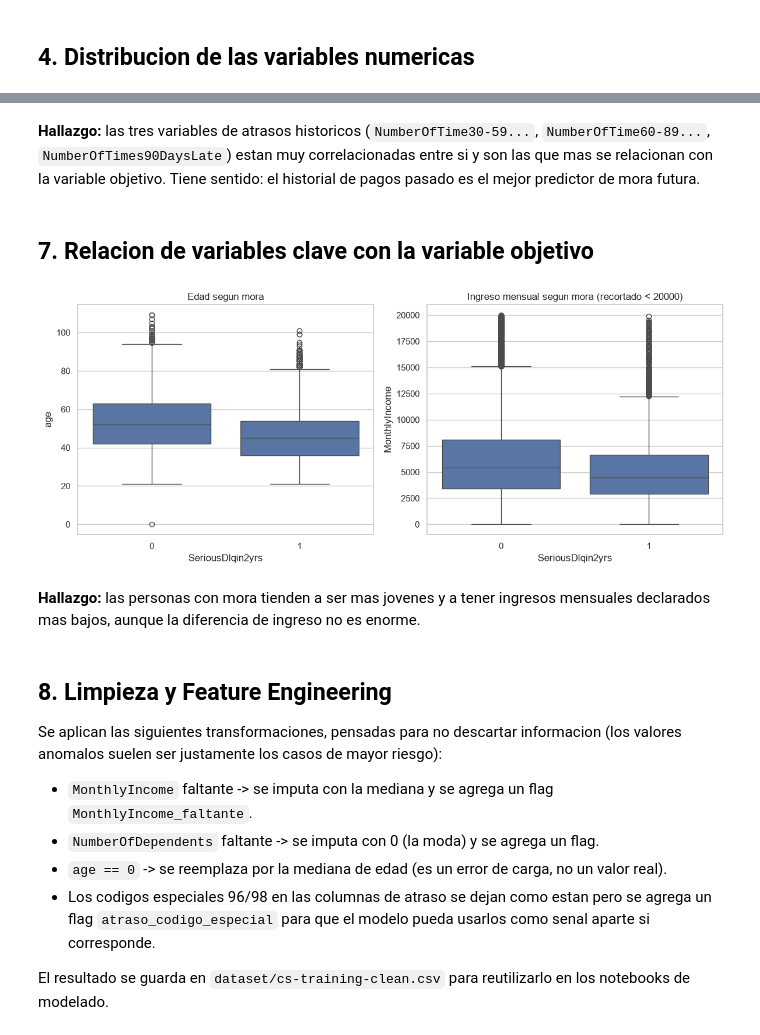
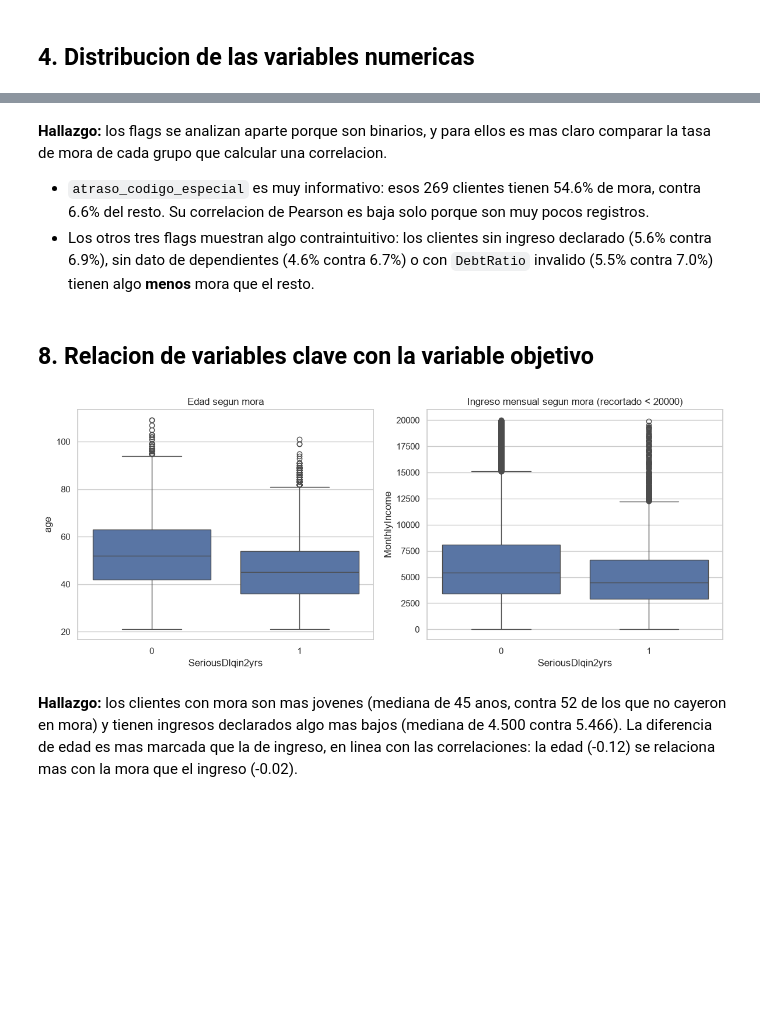
Before and after one commit to EmiiFernandez/data_science_ypf_proyecto, a Jupyter notebook: notebooks/01_analisis_exploratorio.ipynb, the cells around one changed output, grey strips where cells are left out. Cells and saved outputs as stored; diff of their text form; code cells hidden in the pictures; blank space fills up the shorter version.

Commit message:
actualizacion notebook 01

```diff
--- a/notebooks/01_analisis_exploratorio.ipynb
+++ b/notebooks/01_analisis_exploratorio.ipynb
@@ -158,0 +229,31 @@ plt.show()
+# %%
+df_clean = df.copy()
+
+# 1. Flags de faltante (no aprenden nada de los datos)
+df_clean["MonthlyIncome_faltante"] = df_clean["MonthlyIncome"].isnull().astype(int)
+df_clean["NumberOfDependents_faltante"] = df_clean["NumberOfDependents"].isnull().astype(int)
+
+# 2. age == 0 es un error de carga: se marca como faltante
+df_clean.loc[df_clean["age"] == 0, "age"] = np.nan
+
+# 3. Codigos 96/98 en las columnas de atraso: primero el flag, despues NaN
+columnas_atraso = ["NumberOfTime30-59DaysPastDueNotWorse",
+                   "NumberOfTime60-89DaysPastDueNotWorse",
+                   "NumberOfTimes90DaysLate"]
+df_clean["atraso_codigo_especial"] = (df_clean[columnas_atraso] >= 96).any(axis=1).astype(int)
+df_clean[columnas_atraso] = df_clean[columnas_atraso].mask(df_clean[columnas_atraso] >= 96)
+
+# 4. RevolvingUtilization (saldo / limite): valores > 10 son errores de carga
+col_rev = "RevolvingUtilizationOfUnsecuredLines"
+df_clean.loc[df_clean[col_rev] > 10, col_rev] = np.nan
+
+# 5. DebtRatio (pagos de deuda / ingreso): solo es un cociente si hay ingreso real
+sin_ingreso_real = df["MonthlyIncome"].isna() | (df["MonthlyIncome"] <= 1)
+df_clean["DebtRatio_invalido"] = sin_ingreso_real.astype(int)
+df_clean.loc[sin_ingreso_real, "DebtRatio"] = np.nan
+#    con ingreso real, valores > 5 no son sostenibles (criterio de negocio)
+df_clean.loc[df_clean["DebtRatio"] > 5, "DebtRatio"] = np.nan
+
+print(df_clean.isnull().sum()[lambda s: s > 0], "\n")
+df_clean.to_csv("../dataset/cs-training-clean.csv", index=False)
+df_clean.describe().round(2)
@@ -168,27 +325,19 @@ plt.show()
 # %% [markdown]
-**Hallazgo:** las tres variables de atrasos historicos (`NumberOfTime30-59...`, `NumberOfTime60-89...`, `NumberOfTimes90DaysLate`) estan muy correlacionadas entre si y son las que mas se relacionan con la variable objetivo. Tiene sentido: el historial de pagos pasado es el mejor predictor de mora futura.
+**Hallazgo:** los flags se analizan aparte porque son binarios, y para ellos es mas claro comparar la tasa de mora de cada grupo que calcular una correlacion.
+
+- `atraso_codigo_especial` es muy informativo: esos 269 clientes tienen 54.6% de mora, contra 6.6% del resto. Su correlacion de Pearson es baja solo porque son muy pocos registros.
+- Los otros tres flags muestran algo contraintuitivo: los clientes sin ingreso declarado (5.6% contra 6.9%), sin dato de dependientes (4.6% contra 6.7%) o con `DebtRatio` invalido (5.5% contra 7.0%) tienen algo **menos** mora que el resto.
-# %% [markdown]
-## 7. Relacion de variables clave con la variable objetivo
+# %% [markdown]
+## 8. Relacion de variables clave con la variable objetivo
 # %%
 fig, axes = plt.subplots(1, 2, figsize=(12, 5))
-sns.boxplot(x="SeriousDlqin2yrs", y="age", data=df, ax=axes[0])
+sns.boxplot(x="SeriousDlqin2yrs", y="age", data=df_clean, ax=axes[0])
 axes[0].set_title("Edad segun mora")
-sns.boxplot(x="SeriousDlqin2yrs", y="MonthlyIncome", data=df[df["MonthlyIncome"] < 20000], ax=axes[1])
+sns.boxplot(x="SeriousDlqin2yrs", y="MonthlyIncome", data=df_clean[df_clean["MonthlyIncome"] < 20000], ax=axes[1])
 axes[1].set_title("Ingreso mensual segun mora (recortado < 20000)")
 plt.tight_layout()
 plt.show()
 # %% [output]
-[figure, old version]
+[figure, new version]
 # %% [markdown]
-**Hallazgo:** las personas con mora tienden a ser mas jovenes y a tener ingresos mensuales declarados mas bajos, aunque la diferencia de ingreso no es enorme.
+**Hallazgo:** los clientes con mora son mas jovenes (mediana de 45 anos, contra 52 de los que no cayeron en mora) y tienen ingresos declarados algo mas bajos (mediana de 4.500 contra 5.466). La diferencia de edad es mas marcada que la de ingreso, en linea con las correlaciones: la edad (-0.12) se relaciona mas con la mora que el ingreso (-0.02).
-# %% [markdown]
-## 8. Limpieza y Feature Engineering
-
-Se aplican las siguientes transformaciones, pensadas para no descartar informacion (los valores anomalos suelen ser justamente los casos de mayor riesgo):
-
-- `MonthlyIncome` faltante -> se imputa con la mediana y se agrega un flag   `MonthlyIncome_faltante`.
-- `NumberOfDependents` faltante -> se imputa con 0 (la moda) y se agrega un flag.
-- `age == 0` -> se reemplaza por la mediana de edad (es un error de carga, no un valor real).
-- Los codigos especiales 96/98 en las columnas de atraso se dejan como estan pero se   agrega un flag `atraso_codigo_especial` para que el modelo pueda usarlos como senal   aparte si corresponde.
-
-El resultado se guarda en `dataset/cs-training-clean.csv` para reutilizarlo en los notebooks de modelado.
```
Also changed, not shown: parts of 29 cells of this notebook, 4 other files.
